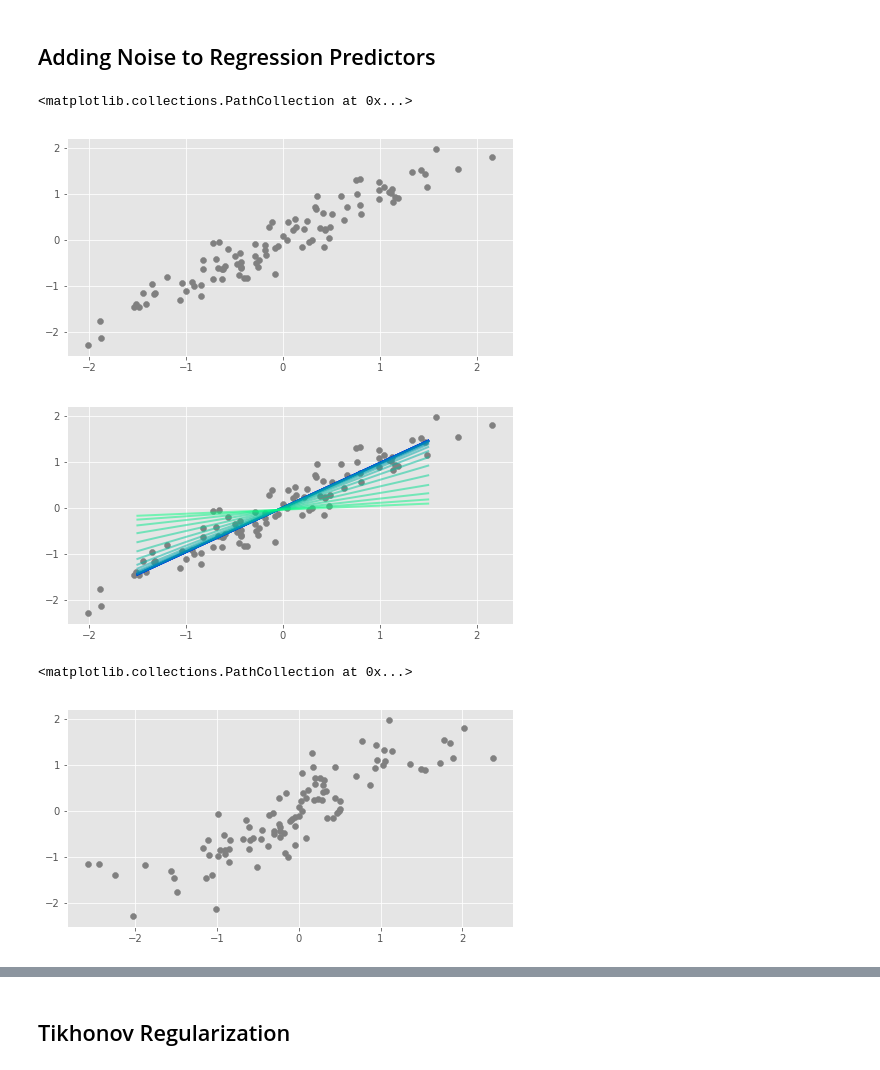
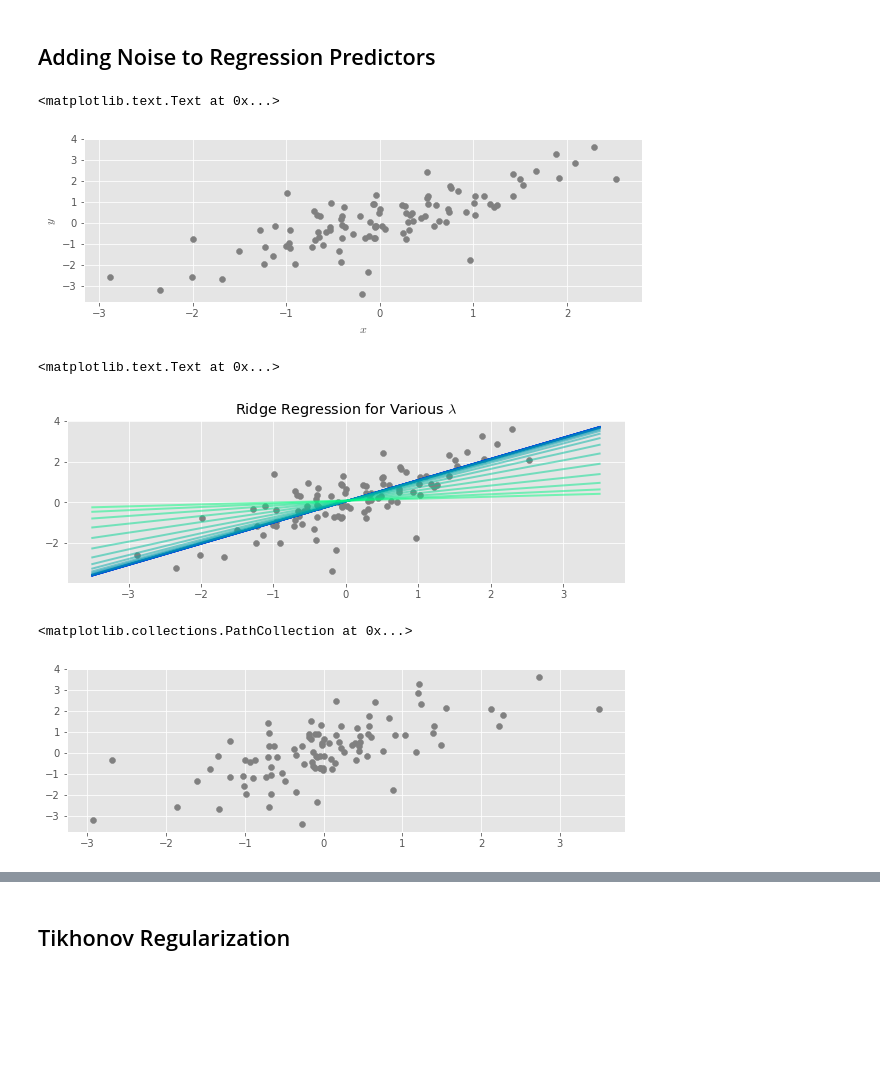
Before and after one commit to madrury/ridge-regression-and-noisy-predictors, a Jupyter notebook: ridge-regression-and-noisy-predictors.ipynb, the cells around one changed output, grey strips where cells are left out. Cells and saved outputs as stored; diff of their text form; code cells hidden in the pictures; blank space fills up the shorter version.

Commit message:
Cleanup proof and cleanup images.

```diff
--- a/ridge-regression-and-noisy-predictors.ipynb
+++ b/ridge-regression-and-noisy-predictors.ipynb
@@ -34,20 +34,24 @@ class RidgeRegression:
 # %% [markdown]
 ## Adding Noise to Regression Predictors
 # %%
-def make_regression_data(b=0, m=1, N=100, sd=0.25):
+def make_regression_data(b=0, m=1, N=100, sd=0.6):
     x = np.random.normal(0.0, 1.0, size=N)
     #x = x / (np.sqrt(500) * np.std(x))
     y = (m*x + b
          + np.random.normal(0.0, sd, size=N)
          + (np.random.choice([0, 1], size=N, replace=True, p=[0.85,0.15]) *
+            np.random.normal(0.0, 2*sd, size=N))
+         + (np.random.choice([0, 1], size=N, replace=True, p=[0.85,0.15]) *
             np.random.normal(0.0, 2*sd, size=N)))
     return x, y
 # %%
 x, y = make_regression_data()
 
-fig, ax = plt.subplots(figsize=(8, 4))
+fig, ax = plt.subplots(figsize=(10, 3))
 ax.scatter(x, y, color="grey")
+ax.set_xlabel("$x$")
+ax.set_ylabel("$y$")
 # %% [output]
-<matplotlib.collections.PathCollection at 0x...>
+<matplotlib.text.Text at 0x...>
-[figure, old version]
+[figure, new version]
 # %%
@@ -61,24 +62,26 @@ def plot_ridge_predictions(ax, ridge, x_lim=(-1.5, 1.5), **kwargs):
 # %%
 colors = plt.cm.winter(np.linspace(0, 1, 25))
 
-fig, ax = plt.subplots(figsize=(8, 4))
+fig, ax = plt.subplots(figsize=(10, 3))
 ax.scatter(x, y, color="grey")
 for lam, color in zip(np.logspace(-3, 3, num=25), colors):
     r = RidgeRegression(lam=lam).fit(x, y)
     plot_ridge_predictions(ax, r, color=color, alpha=0.5)
+ax.set_title("Ridge Regression for Various $\lambda$")
 # %% [output]
+<matplotlib.text.Text at 0x...>
-[figure, old version]
+[figure, new version]
 # %%
 def add_multiplicitive_random_noise(X, sd=0.25):
     return x * np.random.normal(1.0, sd, size=len(X))
 # %%
 x_rand = add_multiplicitive_random_noise(x, sd=0.5)
 # %%
-fig, ax = plt.subplots(figsize=(8, 4))
+fig, ax = plt.subplots(figsize=(10, 3))
 ax.scatter(x_rand, y, color="grey")
 # %% [output]
 <matplotlib.collections.PathCollection at 0x...>
-[figure, old version]
+[figure, new version]
 # %%
 def is_tail_point(x, p=0.1):
     p_percientle, one_minus_p_percentile = (
```
Also changed, not shown: parts of 4 cells of this notebook.
